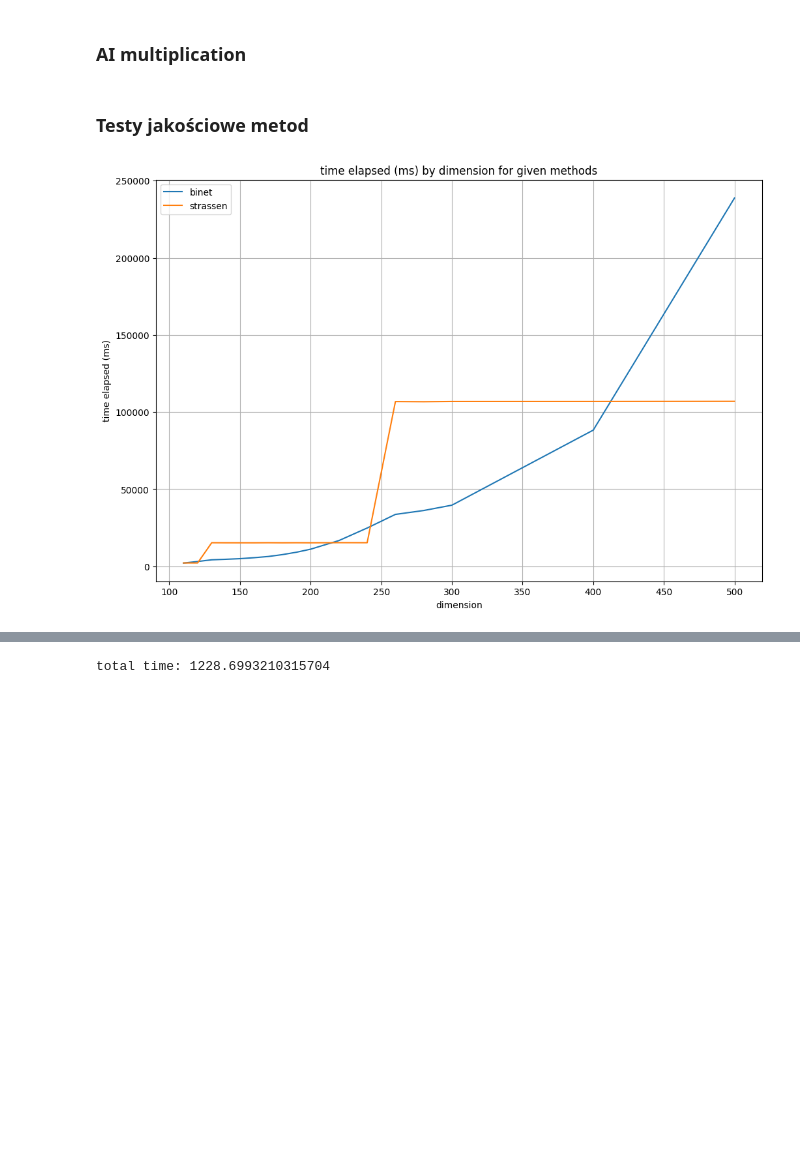
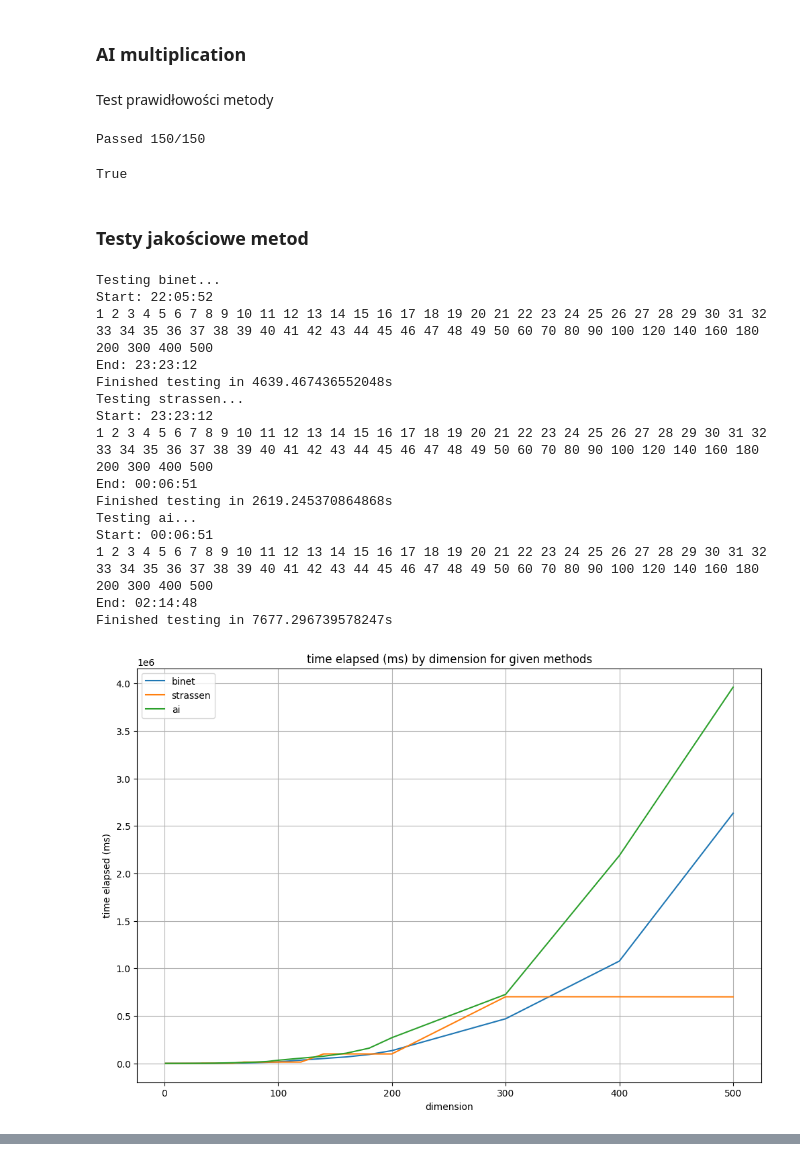
Before and after one commit to Mosder/agh, a Jupyter notebook: sem5/matrix/lab1/lab1.ipynb, the cells around one changed output, grey strips where cells are left out. Cells and saved outputs as stored; diff of their text form; code cells hidden in the pictures; blank space fills up the shorter version.

```diff
--- a/sem5/matrix/lab1/lab1.ipynb
+++ b/sem5/matrix/lab1/lab1.ipynb
@@ -198,39 +280,80 @@ True
+# %% [markdown]
+Test prawidłowości metody
+# %%
+# test ai
+test_correctness(ai)
+# %% [output]
+Passed 150/150
+True
 # %% [markdown]
 <h3>Testy jakościowe metod</h3>
 # %%
-t0 = time()
-# test by 1 until 100
-dims = np.arange(1, 101, 1)
-# test by 10 until 200
-dims = np.arange(110, 201, 10)
-# test by 20 until 300
-dims = np.append(dims, np.arange(220, 301, 20))
-# test 400 and 500
-dims = np.append(dims, [400, 500])
+# test by 1 until 50
+dims = np.arange(1, 51, 1)
+# test by 10 until 100
+dims = np.append(dims, np.arange(60, 101, 10))
+# test by 20 until 200
+dims = np.append(dims, np.arange(120, 201, 20))
+# test 300, 400 and 500
+dims = np.append(dims, [300, 400, 500])
 
 # test methods
-binet_results = [test_method(binet, dim) for dim in dims]
-strassen_results = [test_method(strassen, dim) for dim in dims]
+def test_and_time(method, dims):
+    print(f"Start: {strftime("%H:%M:%S", localtime())}")
+    t0 = time()
+    result = [test_method(method, dim) for dim in dims]
+    t1 = time()
+    print(f"\nEnd: {strftime("%H:%M:%S", localtime())}")
+    print(f"Finished testing in {t1-t0}s")
+    return result
 
-method_labels = ["binet", "strassen"]
-method_results = [binet_results, strassen_results]
+print("Testing binet...")
+binet_results = test_and_time(binet, dims)
+print("Testing strassen...")
+strassen_results = test_and_time(strassen, dims)
+print("Testing ai...")
+ai_results = test_and_time(ai, dims)
+
+method_labels = ["binet", "strassen", "ai"]
+method_results = [binet_results, strassen_results, ai_results]
 
 # plot time by dim
 plot_result(
     dims,
     "time elapsed (ms)",
     method_labels,
     [[r.time_elapsed for r in res] for res in method_results]
 )
 
 # plot flops by dim
 plot_result(
     dims,
     "flops",
     method_labels,
     [[r.flop_count for r in res] for res in method_results]
 )
-t1 = time()
-print(f"total time: {t1-t0}")
+
+# plot memory used by dim
+plot_result(
+    dims,
+    "memory used (KiB)",
+    method_labels,
+    [[r.mem_used for r in res] for res in method_results]
+)
 # %% [output]
+Testing binet...
+Start: 22:05:52
+1 2 3 4 5 6 7 8 9 10 11 12 13 14 15 16 17 18 19 20 21 22 23 24 25 26 27 28 29 30 31 32 33 34 35 36 37 38 39 40 41 42 43 44 45 46 47 48 49 50 60 70 80 90 100 120 140 160 180 200 300 400 500
+End: 23:23:12
+Finished testing in 4639.467436552048s
+Testing strassen...
+Start: 23:23:12
+1 2 3 4 5 6 7 8 9 10 11 12 13 14 15 16 17 18 19 20 21 22 23 24 25 26 27 28 29 30 31 32 33 34 35 36 37 38 39 40 41 42 43 44 45 46 47 48 49 50 60 70 80 90 100 120 140 160 180 200 300 400 500
+End: 00:06:51
+Finished testing in 2619.245370864868s
+Testing ai...
+Start: 00:06:51
+1 2 3 4 5 6 7 8 9 10 11 12 13 14 15 16 17 18 19 20 21 22 23 24 25 26 27 28 29 30 31 32 33 34 35 36 37 38 39 40 41 42 43 44 45 46 47 48 49 50 60 70 80 90 100 120 140 160 180 200 300 400 500
+End: 02:14:48
+Finished testing in 7677.296739578247s
-[figure, old version]
+[figure, new version]
@@ -238 +360,0 @@ print(f"total time: {t1-t0}")
-total time: 1228.6993210315704
```
Also changed, not shown: parts of 4 cells of this notebook, 2 other files.
